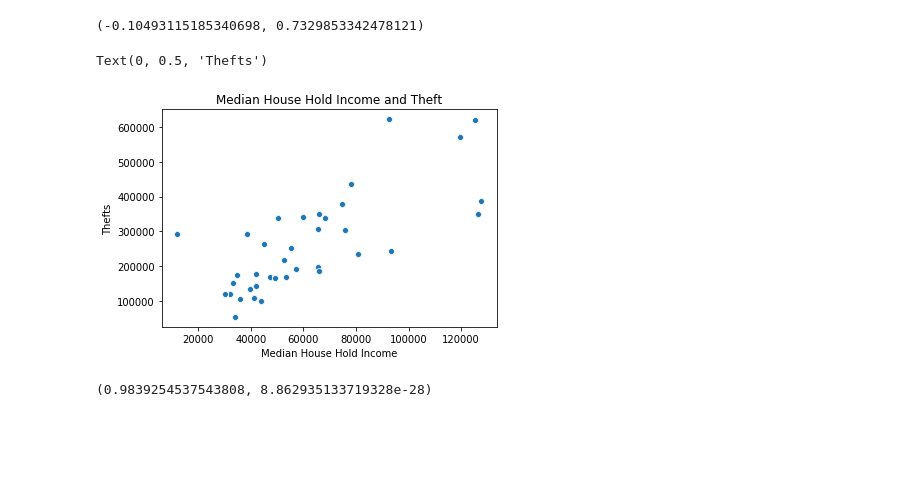
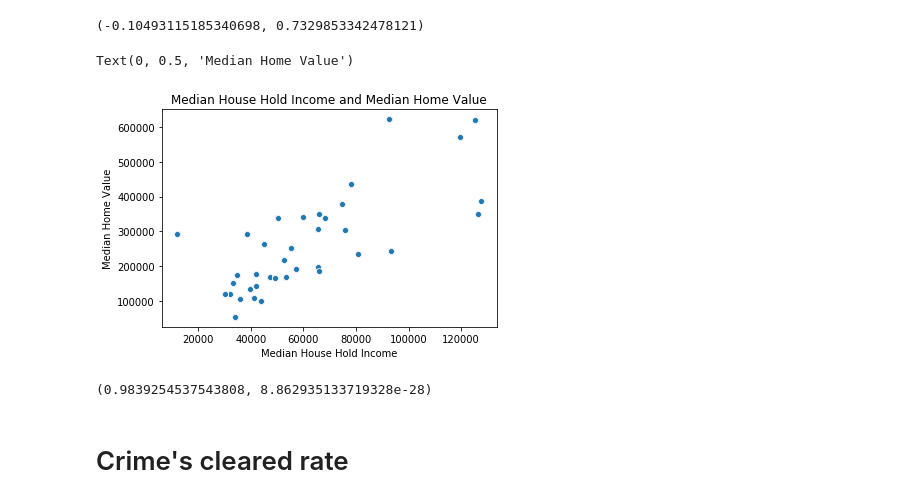
Before and after one commit to colbywight/project2, a Jupyter notebook: project2/project2.ipynb, the cells around one changed output. Drawn from its saved outputs; the diff is of its cells as text; code cells hidden in the pictures; blank space fills up the shorter version.

```diff
--- a/project2/project2.ipynb
+++ b/project2/project2.ipynb
@@ -439,12 +443,12 @@ display(stats.pearsonr(murdercorr.Medianhouseholdincome, murdercorr.Highest_NIBR
 (-0.10493115185340698, 0.7329853342478121)
 # %%
 sns.scatterplot('Medianhouseholdincome', 'Medianhomevalue', data=data)
-plt.title('Median House Hold Income and Theft')
+plt.title('Median House Hold Income and Median Home Value')
 plt.xlabel('Median House Hold Income')
-plt.ylabel('Thefts')
+plt.ylabel('Median Home Value')
 # %% [output]
-Text(0, 0.5, 'Thefts')
+Text(0, 0.5, 'Median Home Value')
-[figure, old version]
+[figure, new version]
 # %%
 datacorr1 = data.groupby('Medianhomevalue')
 datacorr2 = data.groupby('Medianhouseholdincome')
@@ -453,3 +457,5 @@ datacorr2 = datacorr2.agg({'Medianhouseholdincome':'median'})
 display(stats.pearsonr(datacorr2.Medianhouseholdincome, datacorr1.Medianhomevalue))
 # %% [output]
 (0.9839254537543808, 8.862935133719328e-28)
+# %% [markdown]
+# Crime's cleared rate
```
Also changed, not shown: parts of 9 cells of this notebook, 2 other files.
